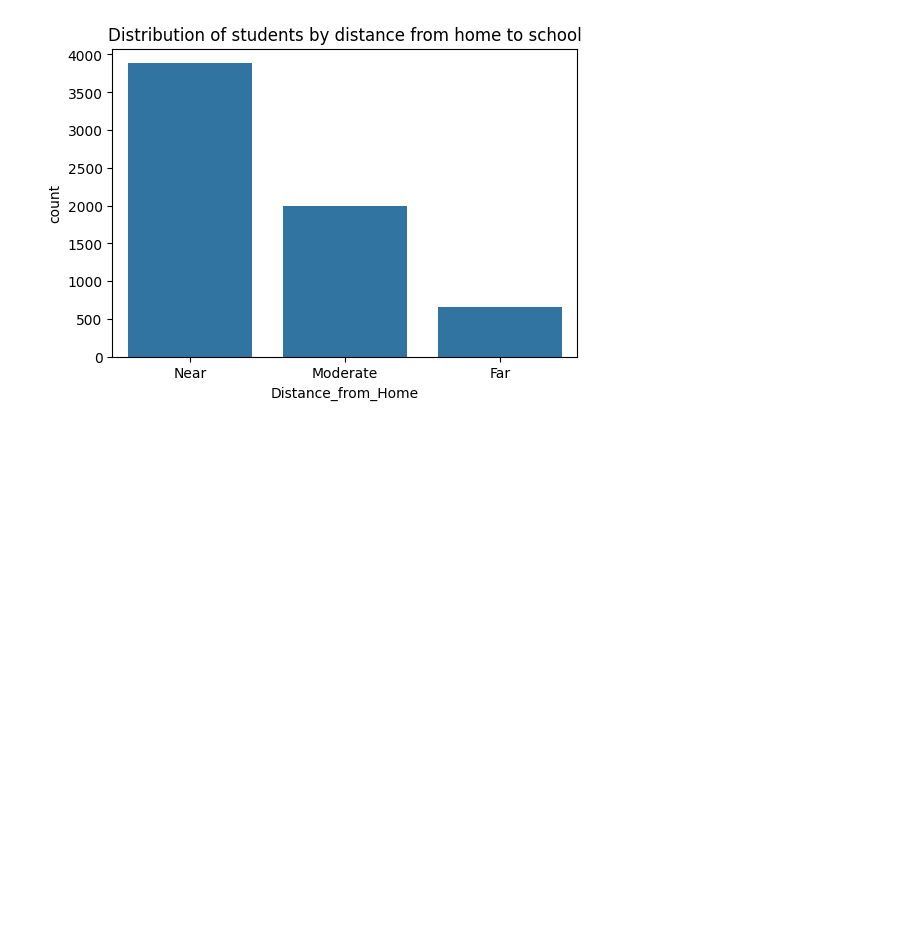
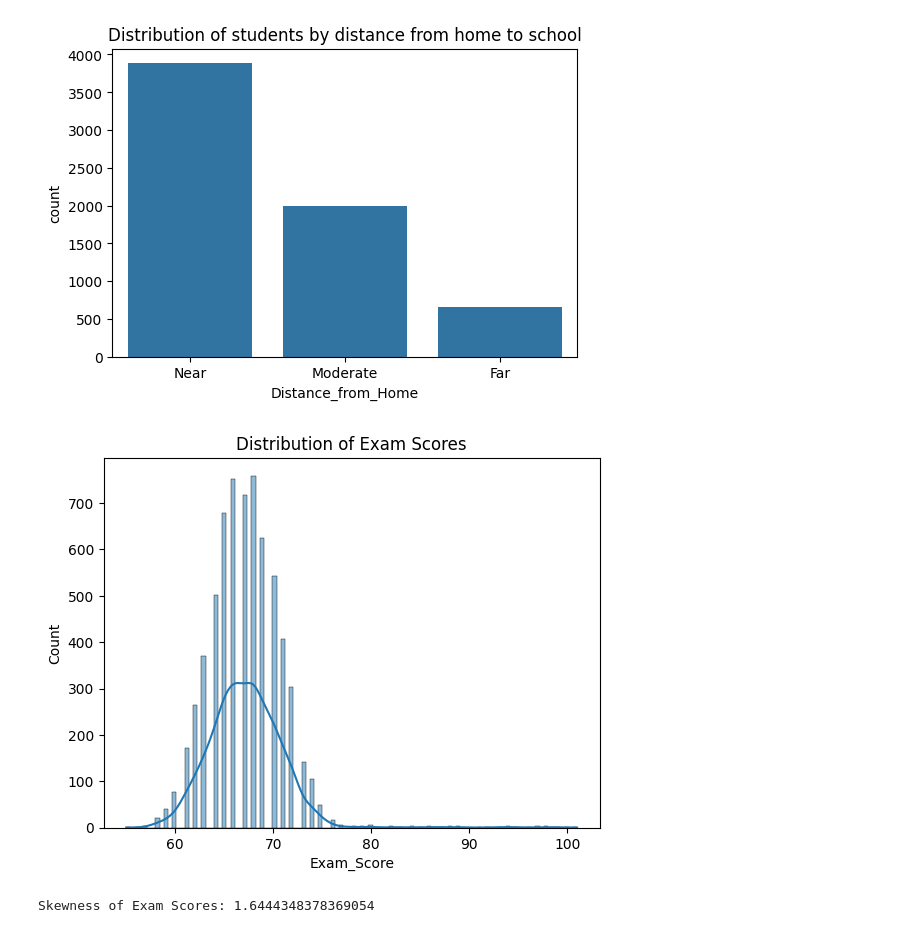
Before and after one commit to Emna-chebbi/student-performance, a Jupyter notebook: student_performance.ipynb, the cells around one changed output. Cells and saved outputs as stored; diff of their text form; code cells hidden in the pictures; blank space fills up the shorter version.

```diff
--- a/student_performance.ipynb
+++ b/student_performance.ipynb
@@ -178,0 +187,14 @@ plt.show()
+# %%
+from scipy.stats import skew
+
+# Visualizing the distribution of Exam_Score
+sns.histplot(exam_scores, kde=True)
+plt.title('Distribution of Exam Scores')
+plt.show()
+
+# Calculate skewness
+skewness = skew(exam_scores)
+print(f"Skewness of Exam Scores: {skewness}")
+# %% [output]
+[figure, added]
+Skewness of Exam Scores: 1.6444348378369054
```
Also changed, not shown: parts of 19 cells of this notebook.
